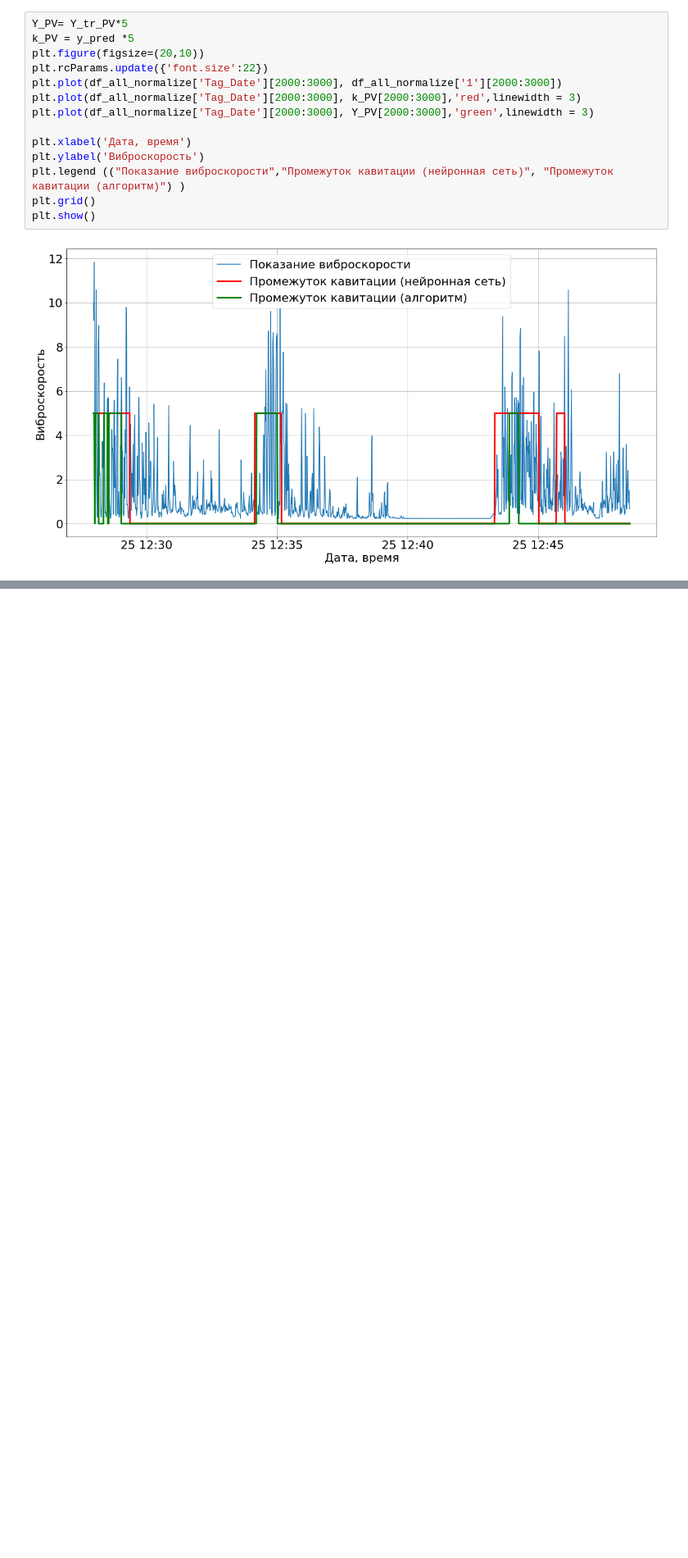
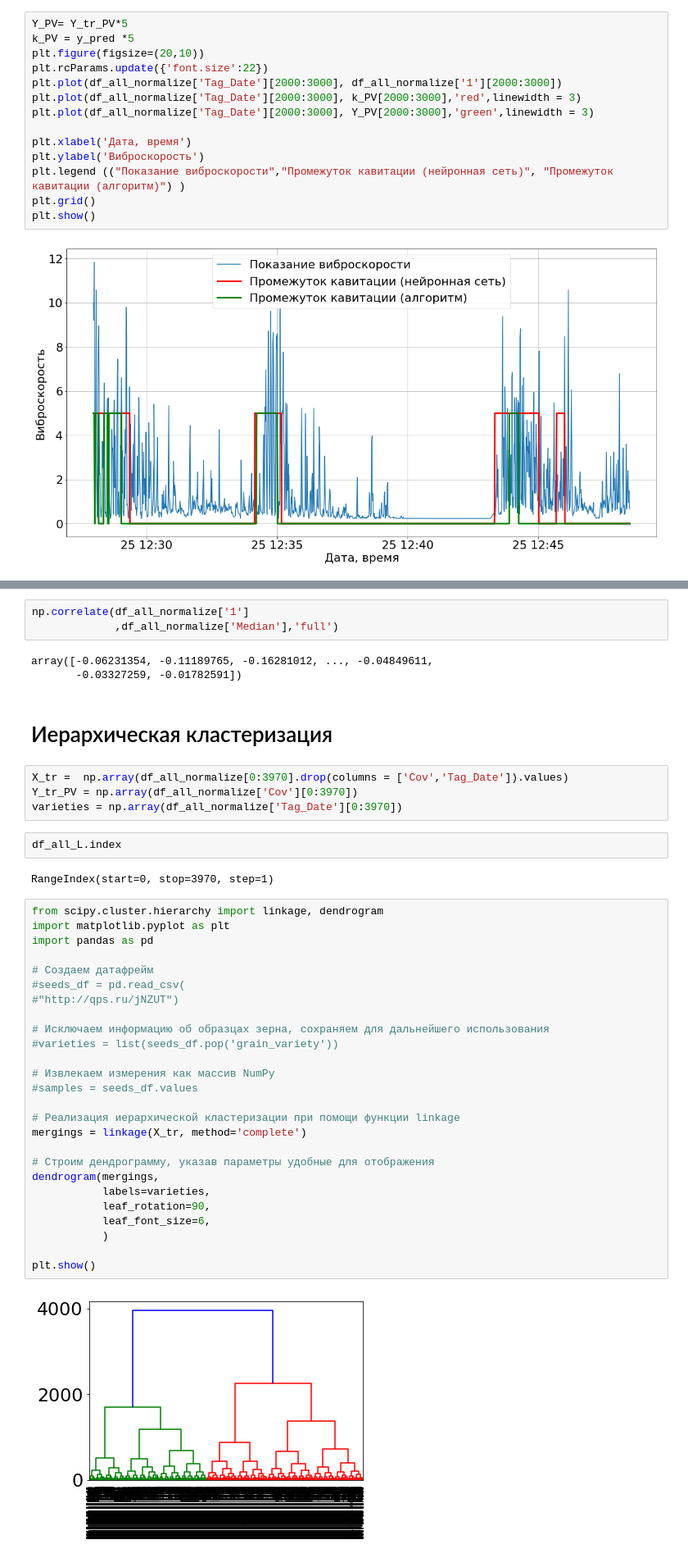
Before and after one commit to IImbryk/a_simple_neural_network, a Jupyter notebook: Keras_NN.ipynb, the cells around one changed output, grey strips where cells are left out. Shown at 82% size. Saved outputs shown, nothing was run; the diff lists cells and outputs as text; blank space fills up the shorter version.

```diff
--- a/Keras_NN.ipynb
+++ b/Keras_NN.ipynb
@@ -557,0 +699,44 @@ plt.show()
+# %%
+np.correlate(df_all_normalize['1']
+             ,df_all_normalize['Median'],'full')
+# %% [output]
+array([-0.06231354, -0.11189765, -0.16281012, ..., -0.04849611,
+       -0.03327259, -0.01782591])
+# %% [markdown]
+# Иерархическая кластеризация
+# %%
+X_tr =  np.array(df_all_normalize[0:3970].drop(columns = ['Cov','Tag_Date']).values)
+Y_tr_PV = np.array(df_all_normalize['Cov'][0:3970])
+varieties = np.array(df_all_normalize['Tag_Date'][0:3970])
+# %%
+df_all_L.index
+# %% [output]
+RangeIndex(start=0, stop=3970, step=1)
+# %%
+from scipy.cluster.hierarchy import linkage, dendrogram
+import matplotlib.pyplot as plt
+import pandas as pd
+
+# Создаем датафрейм
+#seeds_df = pd.read_csv(
+#"http://qps.ru/jNZUT")
+
+# Исключаем информацию об образцах зерна, сохраняем для дальнейшего использования
+#varieties = list(seeds_df.pop('grain_variety'))
+
+# Извлекаем измерения как массив NumPy
+#samples = seeds_df.values
+
+# Реализация иерархической кластеризации при помощи функции linkage
+mergings = linkage(X_tr, method='complete')
+
+# Строим дендрограмму, указав параметры удобные для отображения
+dendrogram(mergings,
+           labels=varieties,
+           leaf_rotation=90,
+           leaf_font_size=6,
+           )
+
+plt.show()
+# %% [output]
+[figure, added]
```
Also changed, not shown: parts of 30 cells of this notebook, 2 other files.
